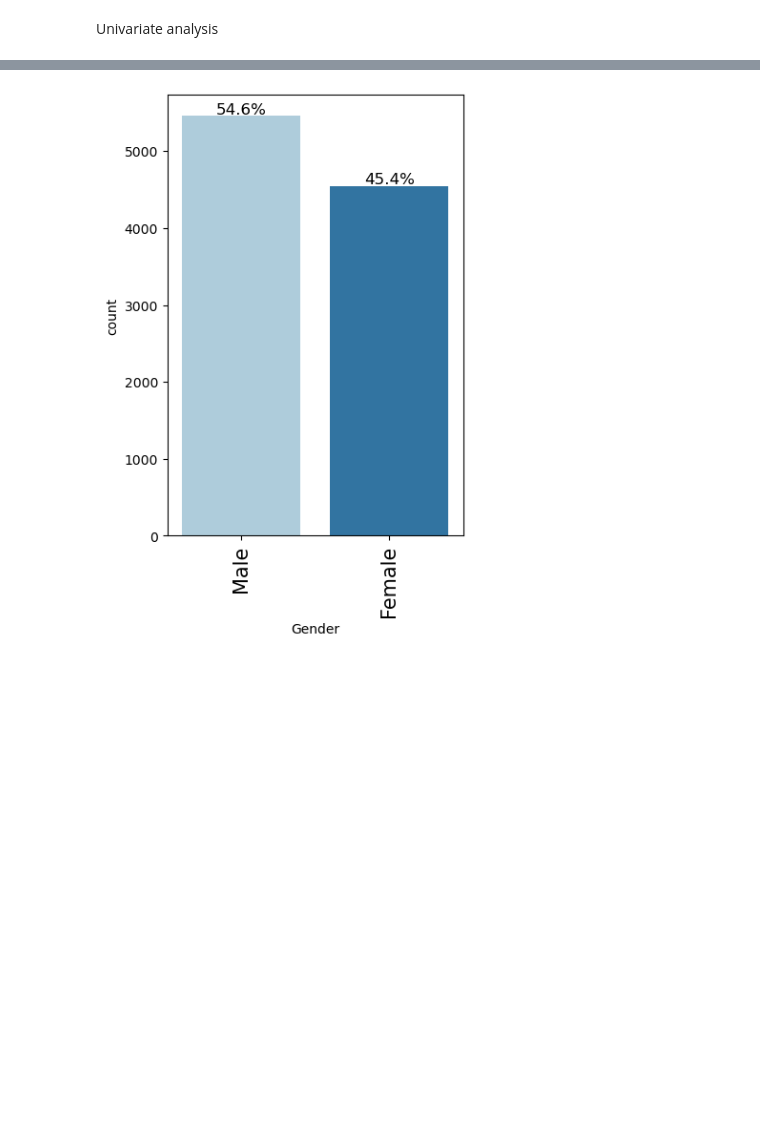
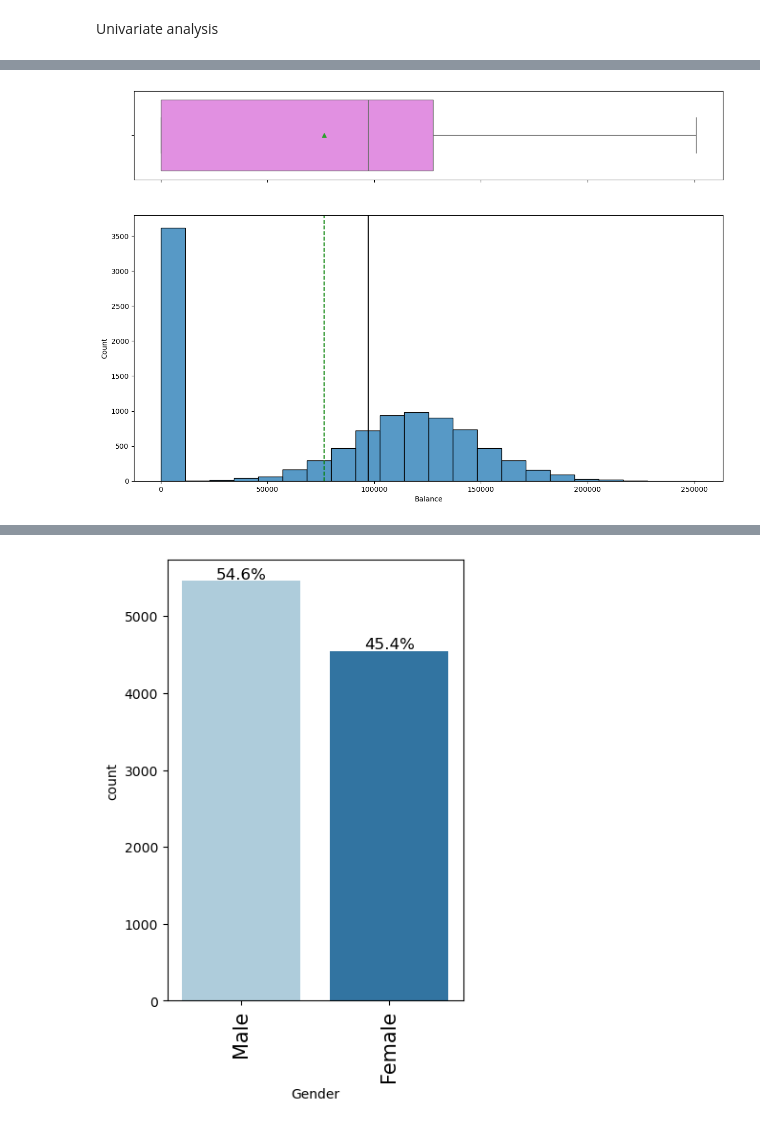
Before and after one commit to adwoaBoadi/Neural-Network-Modeling, a Jupyter notebook: EDA.ipynb, the cells around one changed output, grey strips where cells are left out. Saved outputs shown, nothing was run; the diff lists cells and outputs as text; code cells hidden in the pictures; blank space fills up the shorter version.

```diff
--- a/EDA.ipynb
+++ b/EDA.ipynb
@@ -126,0 +128,4 @@ NameError: name 'plt' is not defined
+# %%
+histogram_boxplot(df,'Balance')
+# %% [output]
+[figure, added]
```
Also changed, not shown: parts of 15 cells of this notebook, 1 other file.
